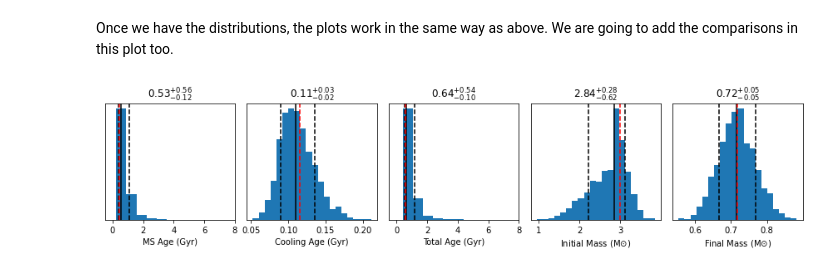
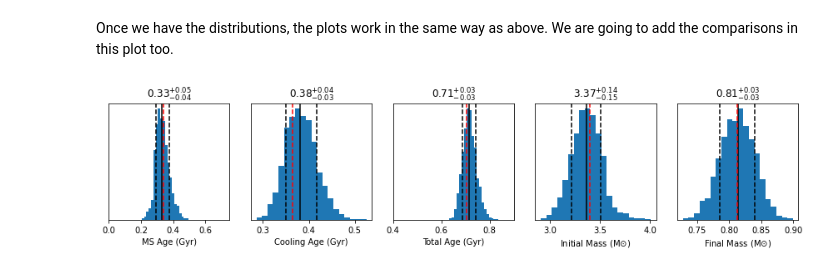
Before and after one commit to rkiman/wdwarfdate, a Jupyter notebook: docs/source/tutorials/customize_plots.ipynb, the cells around one changed output. Cells and saved outputs as stored; diff of their text form; code cells hidden in the pictures.

```diff
--- a/docs/source/tutorials/customize_plots.ipynb
+++ b/docs/source/tutorials/customize_plots.ipynb
@@ -49,12 +43,0 @@ Now we are going to make each plot separately.
-# %%
-labels = [r'$\log_{10}(t_{\rm ms}/{\rm yr})$',
-          r'$\log_{10}(t_{\rm cool}/{\rm yr})$', r'$\Delta_{\rm m}$']
-f, (ax1, ax2, ax3) = plt.subplots(1, 3, figsize=(8, 3))
-for ax, j, label in zip([ax1, ax2, ax3], range(3), labels):
-    for i in range(50):
-        ax.plot(WD.chain[i, :, j], color='k', alpha=0.05)
-        ax.axhline(y=np.median(WD.flat_samples[:, j]),
-                   color='tab:blue')
-    ax.set_ylabel(label)
-plt.tight_layout()
-plt.show()
@@ -93 +112,7 @@ results = wdwarfdate.calc_percentiles(res_ms_age, res_cool_age, res_tot_age,
+# %%
+results = wdwarfdate.calc_percentiles(10**WD.log10_tms_sample/1e9,
+                                      10**WD.log10_tcool_sample/1e9,
+                                      10**WD.log10_ttot_sample/1e9,
+                                      WD.mi_sample, WD.mf_sample,
+                                      WD.high_perc, WD.low_perc)
 # %% [markdown]
@@ -101,7 +126,8 @@ axs = [ax1, ax2, ax3, ax4, ax5]
 labels = ['MS Age (Gyr)', 'Cooling Age (Gyr)', 'Total Age (Gyr)',
           r'Initial Mass (M$\odot$)', r'Final Mass (M$\odot$)']
 
-distributions = [res_ms_age, res_cool_age, res_tot_age,initial_mass, final_mass]
+distributions = [10**WD.log10_tms_sample/1e9, 10**WD.log10_tcool_sample/1e9,
+                 10**WD.log10_ttot_sample/1e9, WD.mi_sample, WD.mf_sample]
 
 for ax, label, dist, i, comparison_i in zip(axs, labels, distributions, np.arange(0, 15, 3), comparison):
     ax.hist(dist[~np.isnan(dist)], bins=20)
@@ -152,11 +165,11 @@ print('{}m'.format((end - start)/60))
 # %% [markdown]
 In a similar way as before, we are going to transform the ages to Gyr. In this case the distributions are in yr.
 # %%
-res_ms_age2 = np.array(WD_2.distributions[0])/1e9 # Main sequence age
-res_cool_age2 = np.array(WD_2.distributions[1])/1e9 # Cooling age
-res_tot_age2 = np.array(WD_2.distributions[2])/1e9 # Total age
-initial_mass2 = np.array(WD_2.distributions[3])     # Initial mass
-final_mass2 = np.array(WD_2.distributions[4])     # Final mass
+res_ms_age2 = np.array(WD_2.distributions[0][0])/1e9 # Main sequence age
+res_cool_age2 = np.array(WD_2.distributions[1][0])/1e9 # Cooling age
+res_tot_age2 = np.array(WD_2.distributions[2][0])/1e9 # Total age
+initial_mass2 = np.array(WD_2.distributions[3][0])     # Initial mass
+final_mass2 = np.array(WD_2.distributions[4][0])     # Final mass
 results2 = wdwarfdate.calc_percentiles(res_ms_age2, res_cool_age2, res_tot_age2,
                                        initial_mass2, final_mass2,
                                        WD_2.high_perc, WD_2.low_perc)
@@ -165,28 +178,28 @@ Once we have the distributions, the plots work in the same way as above. We are
 # %%
 title = r"${{{0:.2f}}}_{{-{1:.2f}}}^{{+{2:.2f}}}$"
 f, (ax1, ax2, ax3, ax4, ax5) = plt.subplots(1, 5, figsize=(12, 3))
 
 axs = [ax1, ax2, ax3, ax4, ax5]
 
 labels = ['MS Age (Gyr)', 'Cooling Age (Gyr)', 'Total Age (Gyr)',
           r'Initial Mass (M$\odot$)', r'Final Mass (M$\odot$)']
 
 distributions2 = [res_ms_age2, res_cool_age2, res_tot_age2,initial_mass2, final_mass2]
 
 for ax, label, dist, i, comparison_i in zip(axs, labels, distributions2, np.arange(0, 15, 3), comparison):
     ax.hist(dist[~np.isnan(dist)], bins=20)
     ax.axvline(x=results2[i], color='k')
     ax.axvline(x=results2[i] - results2[i+1], color='k', linestyle='--')
     ax.axvline(x=results2[i] + results2[i+2], color='k', linestyle='--')
     ax.axvline(x=comparison_i, color='r', linestyle='--')
     ax.set_xlabel(label)
     ax.yaxis.set_visible(False)
     ax.set_title(title.format(np.round(results2[i], 2),
                               np.round(results2[i+1], 2),
                               np.round(results2[i+2], 2)))
-ax1.set_xlim(-0.5,8)
-ax3.set_xlim(-0.5,8)
+ax1.set_xlim(0,0.75)
+ax3.set_xlim(0.4,0.9)
 plt.tight_layout()
 plt.show()
 # %% [output]
-[figure, old version]
+[figure, new version]
```
Also changed, not shown: parts of 25 cells of this notebook.
